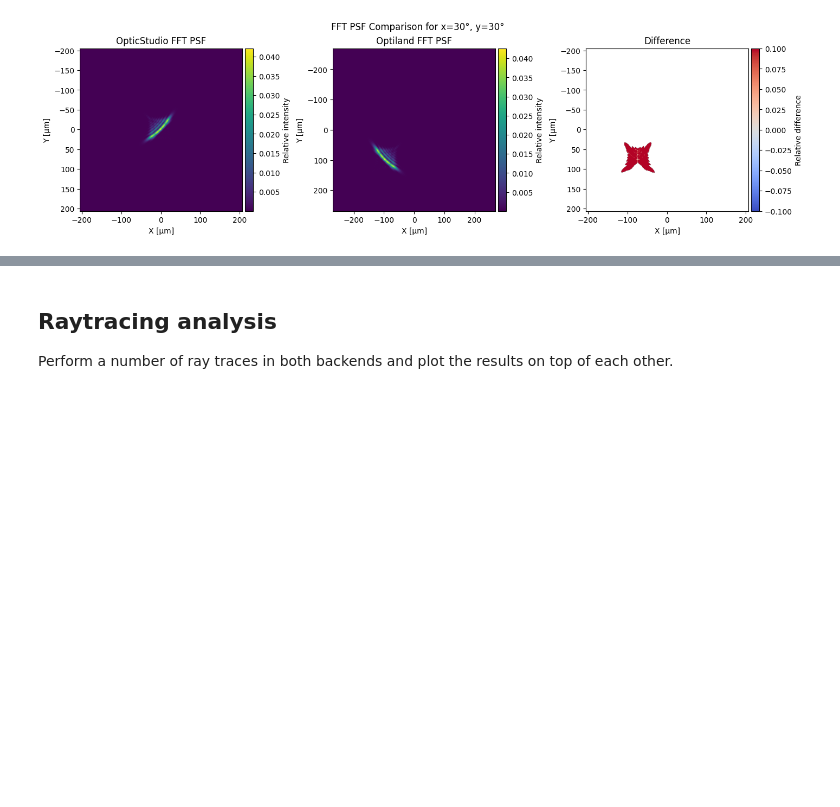
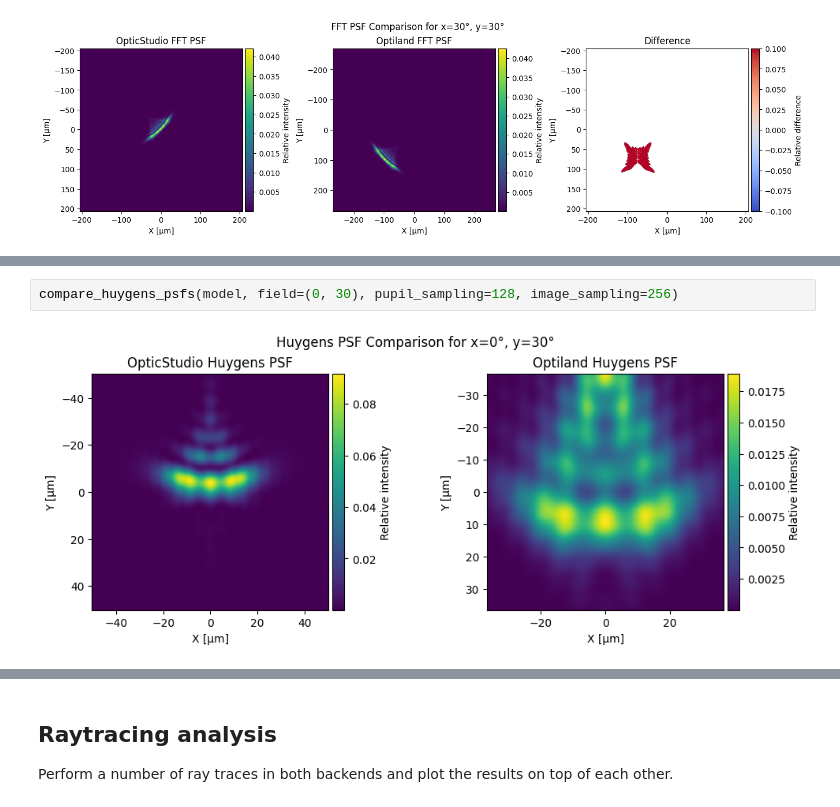
Before and after one commit to MREYE-LUMC/visisipy, a Jupyter notebook: docs/examples/Backend comparison/backend_comparison.ipynb, the cells around one changed output, grey strips where cells are left out. Drawn from its saved outputs; the diff is of its cells as text; blank space fills up the shorter version.

```diff
--- a/docs/examples/Backend comparison/backend_comparison.ipynb
+++ b/docs/examples/Backend comparison/backend_comparison.ipynb
@@ -164,0 +202,4 @@ compare_fft_psfs(model, field=(30, 30), sampling=256)
+# %%
+compare_huygens_psfs(model, field=(0, 30), pupil_sampling=128, image_sampling=256)
+# %% [output]
+[figure, added]
```
Also changed, not shown: parts of 4 cells of this notebook.
